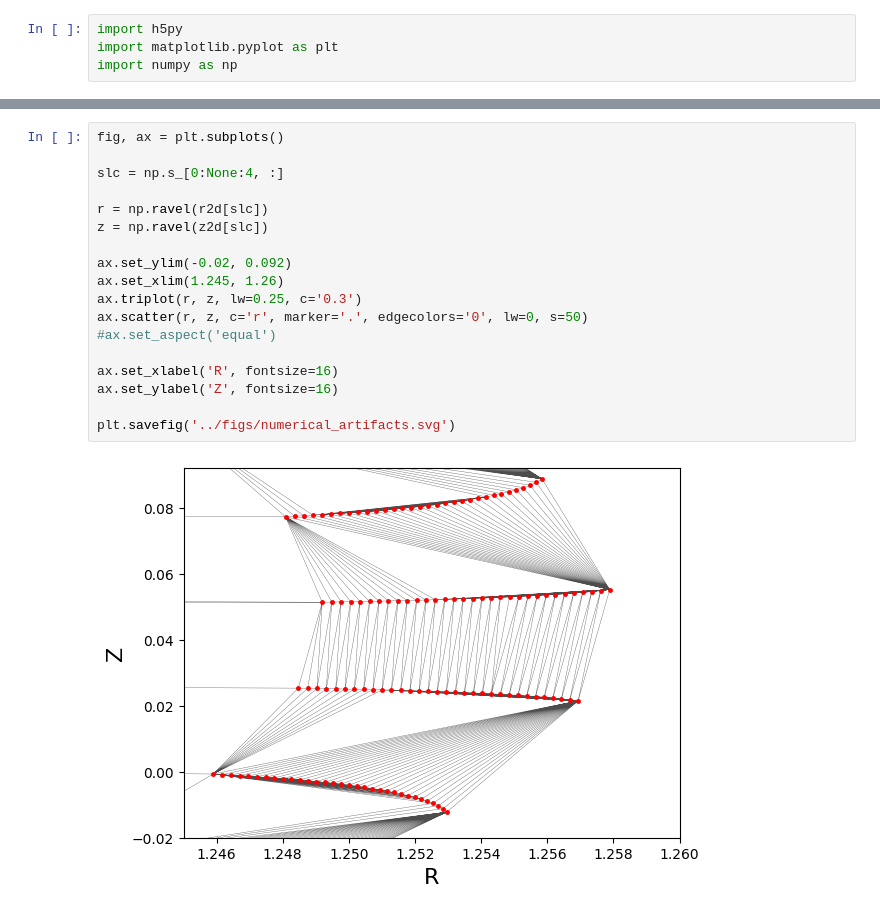
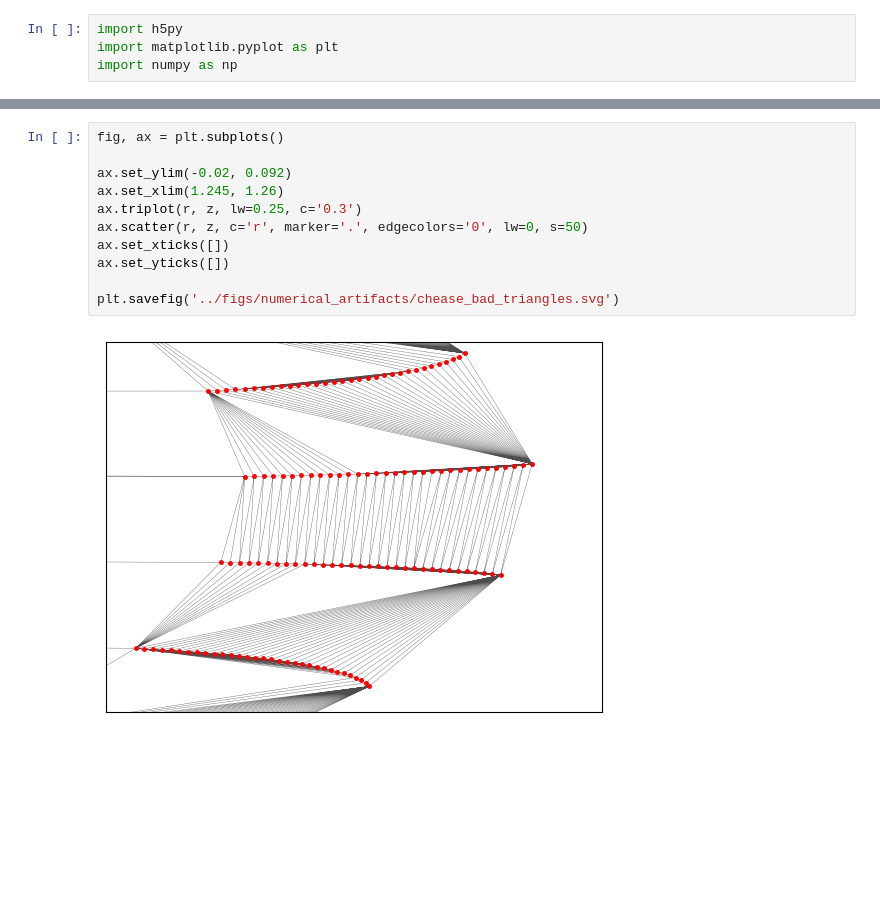
Before and after one commit to felifluid/bachelorarbeit, a Jupyter notebook: scripts/numerical-artifacts.ipynb, the cells around one changed output, grey strips where cells are left out. Saved outputs shown, nothing was run; the diff lists cells and outputs as text; blank space fills up the shorter version.

Commit message:
feat(scripts/numerical-artifacts): add, restructure and restyle plots

```diff
--- a/scripts/numerical-artifacts.ipynb
+++ b/scripts/numerical-artifacts.ipynb
@@ -14,20 +100,13 @@ pot2d = np.reshape(POT, (128,128))
 # %%
 fig, ax = plt.subplots()
-
-slc = np.s_[0:None:4, :]
-
-r = np.ravel(r2d[slc])
-z = np.ravel(z2d[slc])
 
 ax.set_ylim(-0.02, 0.092)
 ax.set_xlim(1.245, 1.26)
 ax.triplot(r, z, lw=0.25, c='0.3')
 ax.scatter(r, z, c='r', marker='.', edgecolors='0', lw=0, s=50)
-#ax.set_aspect('equal')
+ax.set_xticks([])
+ax.set_yticks([])
 
-ax.set_xlabel('R', fontsize=16)
-ax.set_ylabel('Z', fontsize=16)
-
-plt.savefig('../figs/numerical_artifacts.svg')
+plt.savefig('../figs/numerical_artifacts/chease_bad_triangles.svg')
 # %% [output]
-[figure, old version]
+[figure, new version]
```
Also changed, not shown: parts of 6 cells of this notebook, 5 other files.
